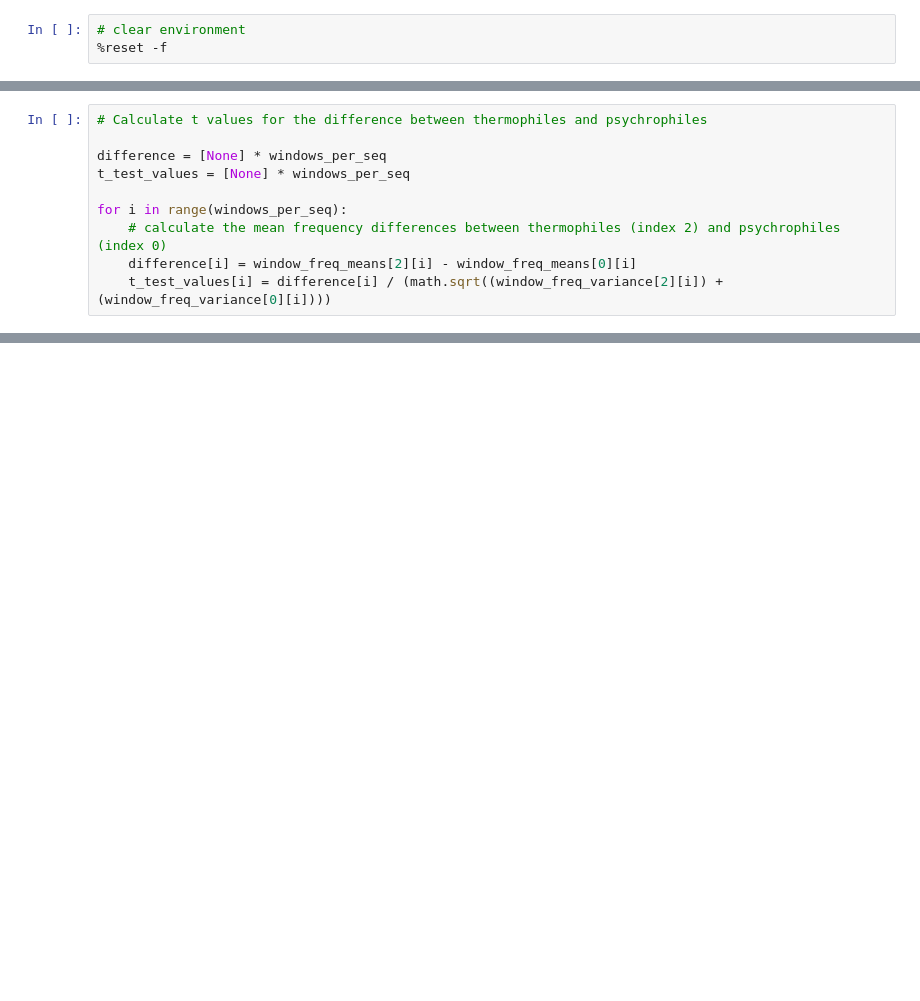
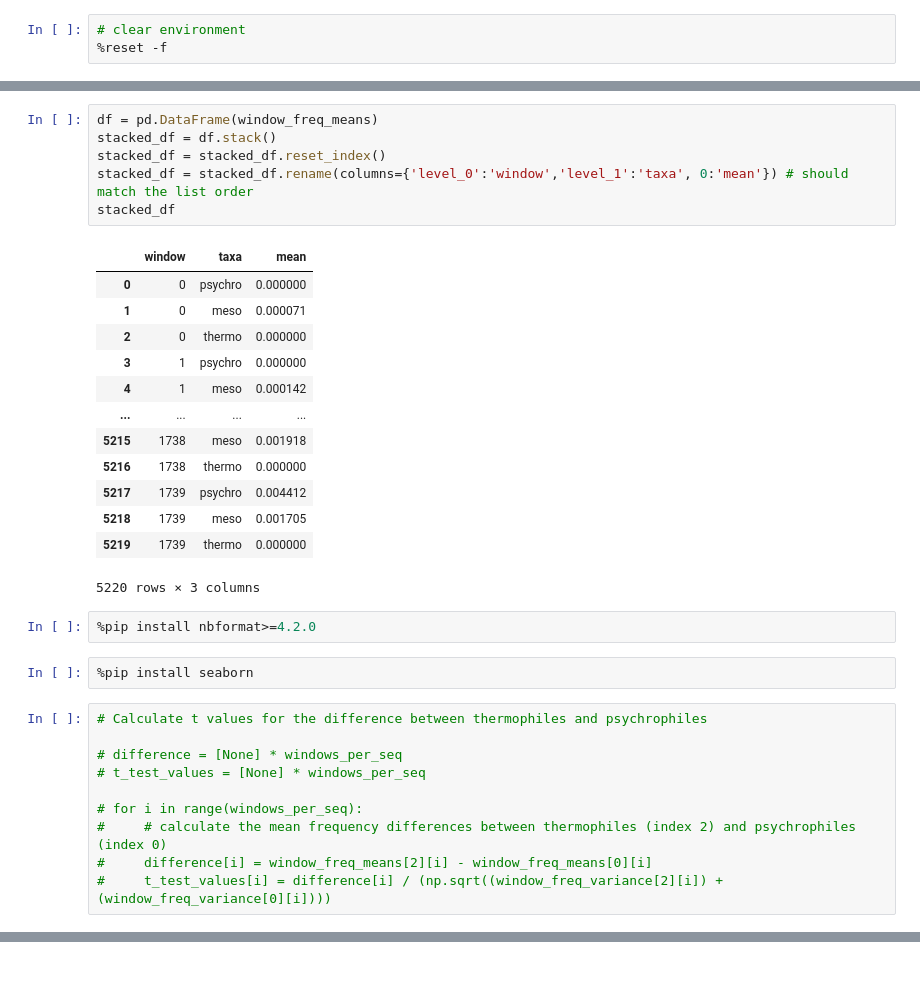
Before and after one commit to ajschoef/sliding-window-analysis, a Jupyter notebook: cluster_locator.ipynb, the cells around one changed output, grey strips where cells are left out. Cells and saved outputs as stored; diff of their text form; blank space fills up the shorter version.

```diff
--- a/cluster_locator.ipynb
+++ b/cluster_locator.ipynb
@@ -132,10 +133,34 @@ for i, table in enumerate(tables):
+# %%
+df = pd.DataFrame(window_freq_means)
+stacked_df = df.stack()
+stacked_df = stacked_df.reset_index()
+stacked_df = stacked_df.rename(columns={'level_0':'window','level_1':'taxa', 0:'mean'}) # should match the list order
+stacked_df
+# %% [output]
+|  | window | taxa | mean |
+| 0 | 0 | psychro | 0.000000 |
+| 1 | 0 | meso | 0.000071 |
+| 2 | 0 | thermo | 0.000000 |
+| 3 | 1 | psychro | 0.000000 |
+| 4 | 1 | meso | 0.000142 |
+| ... | ... | ... | ... |
+| 5215 | 1738 | meso | 0.001918 |
+| 5216 | 1738 | thermo | 0.000000 |
+| 5217 | 1739 | psychro | 0.004412 |
+| 5218 | 1739 | meso | 0.001705 |
+| 5219 | 1739 | thermo | 0.000000 |
+5220 rows × 3 columns
+# %%
+%pip install nbformat>=4.2.0
+# %%
+%pip install seaborn
 # %%
 # Calculate t values for the difference between thermophiles and psychrophiles
 
-difference = [None] * windows_per_seq
-t_test_values = [None] * windows_per_seq
+# difference = [None] * windows_per_seq
+# t_test_values = [None] * windows_per_seq
 
-for i in range(windows_per_seq):
-    # calculate the mean frequency differences between thermophiles (index 2) and psychrophiles (index 0)
-    difference[i] = window_freq_means[2][i] - window_freq_means[0][i]
-    t_test_values[i] = difference[i] / (math.sqrt((window_freq_variance[2][i]) + (window_freq_variance[0][i])))
+# for i in range(windows_per_seq):
+#     # calculate the mean frequency differences between thermophiles (index 2) and psychrophiles (index 0)
+#     difference[i] = window_freq_means[2][i] - window_freq_means[0][i]
+#     t_test_values[i] = difference[i] / (np.sqrt((window_freq_variance[2][i]) + (window_freq_variance[0][i])))
```
Also changed, not shown: parts of 22 cells of this notebook, 9 other files.
